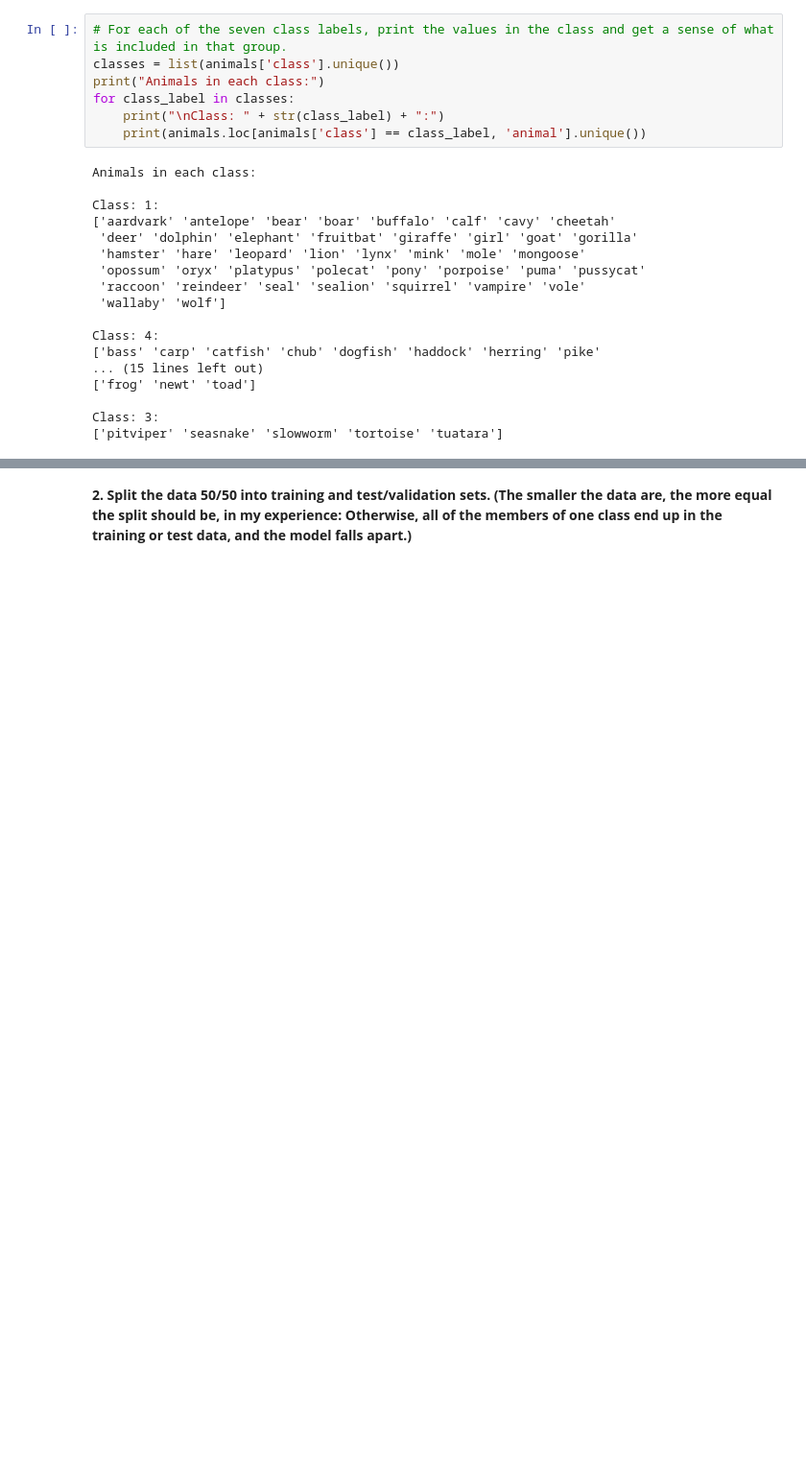
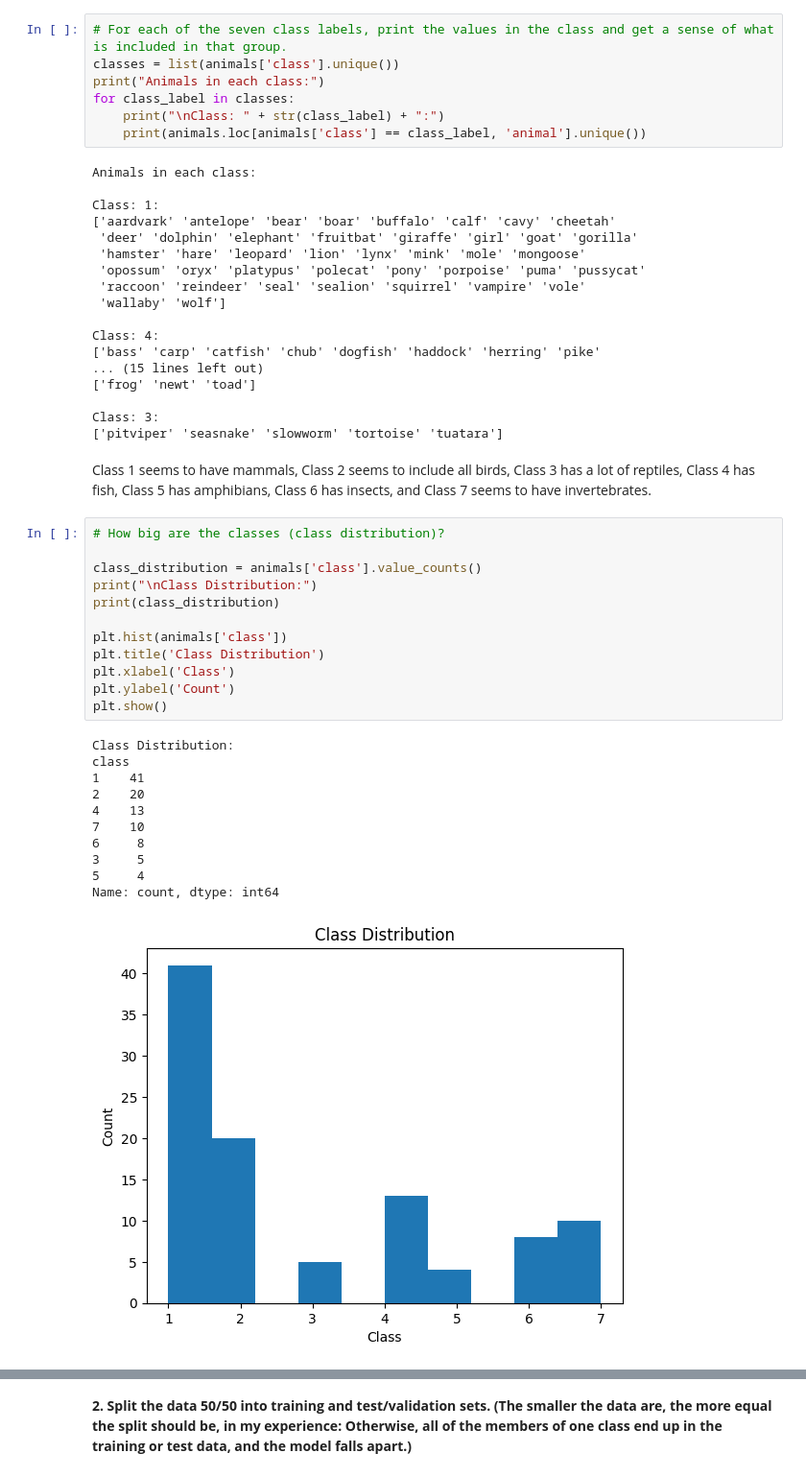
Before and after one commit to kweuj7fh/DS3001-K-Nearest_Neighbor, a Jupyter notebook: Assignment: K-nearest Neighbor.ipynb, the cells around one changed output, grey strips where cells are left out. Shown: that part at 96% size. Saved outputs shown, nothing was run; the diff lists cells and outputs as text; blank space fills up the shorter version.

```diff
--- a/Assignment: K-nearest Neighbor.ipynb
+++ b/Assignment: K-nearest Neighbor.ipynb
@@ -285,3 +285,29 @@ Class: 4:
 
 Class: 3:
 ['pitviper' 'seasnake' 'slowworm' 'tortoise' 'tuatara']
+# %% [markdown]
+Class 1 seems to have mammals, Class 2 seems to include all birds, Class 3 has a lot of reptiles, Class 4 has fish, Class 5 has amphibians, Class 6 has insects, and Class 7 seems to have invertebrates.
+# %%
+# How big are the classes (class distribution)?
+
+class_distribution = animals['class'].value_counts()
+print("\nClass Distribution:")
+print(class_distribution)
+
+plt.hist(animals['class'])
+plt.title('Class Distribution')
+plt.xlabel('Class')
+plt.ylabel('Count')
+plt.show()
+# %% [output]
+Class Distribution:
+class
+1    41
+2    20
+4    13
+7    10
+6     8
+3     5
+5     4
+Name: count, dtype: int64
+[figure, added]
```
Also changed, not shown: parts of 2 cells of this notebook.
